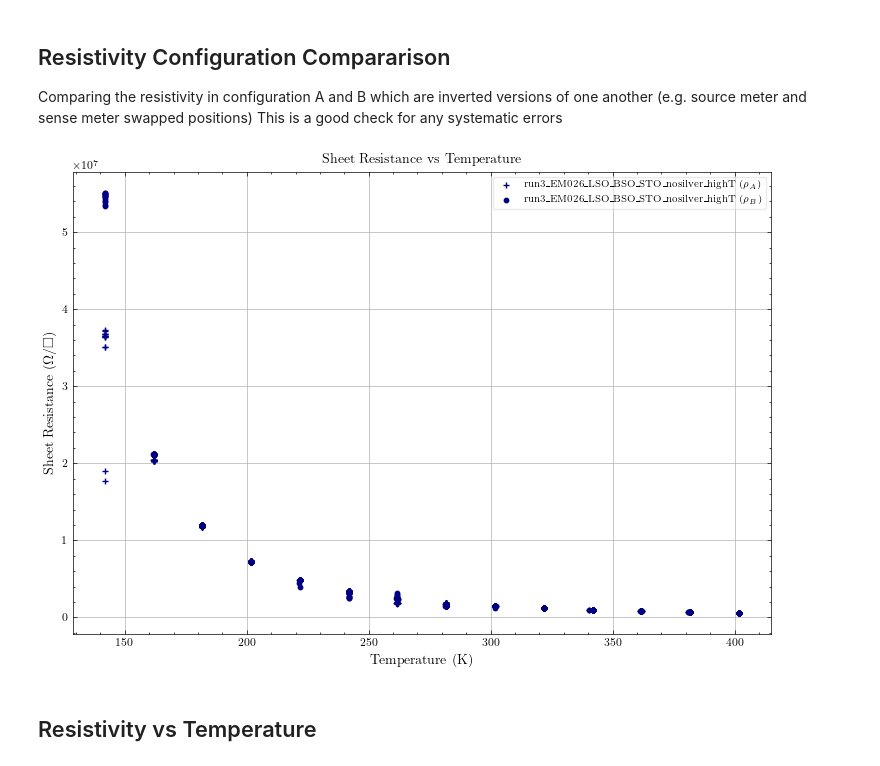
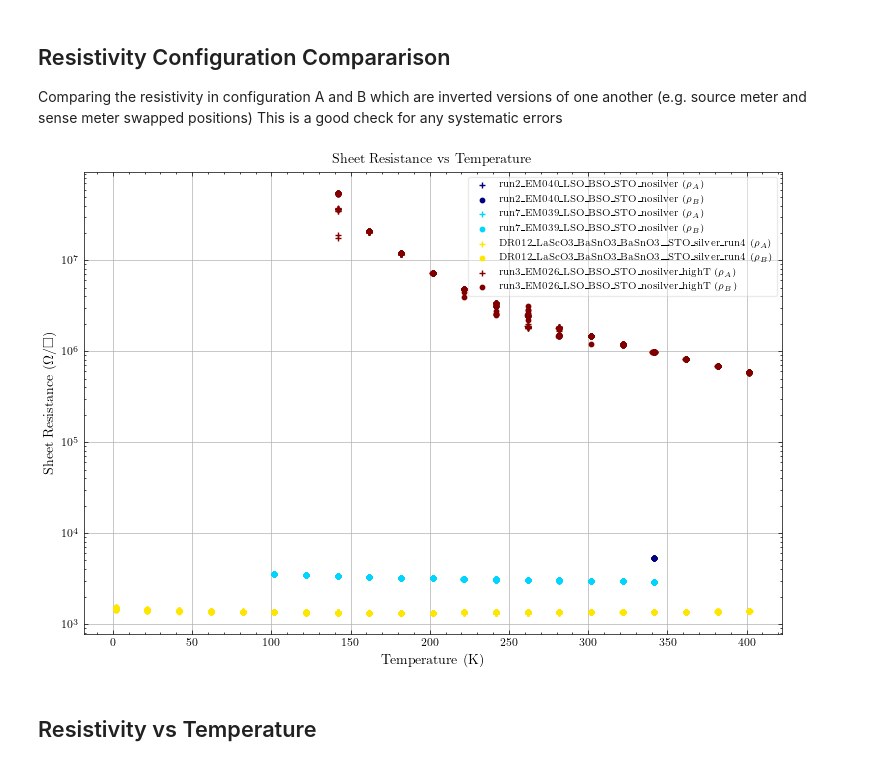
Before and after one commit to hc3413/Electronic_properties_of_thin_films, a Jupyter notebook: Analysis_Basic.ipynb, the cells around one changed output. Drawn from its saved outputs; the diff is of its cells as text; code cells hidden in the pictures.

```diff
--- a/Analysis_Basic.ipynb
+++ b/Analysis_Basic.ipynb
@@ -170,18 +170,20 @@ for count, dat in enumerate(dat_raw_hb):
 
 #dat_raw_sel = [dat_raw_vdp[48][0]] #EM024
 #dat_raw_sel = [dat_raw_vdp[49][1]] #EM025
-dat_raw_sel = [dat_raw_vdp[51][2]] #EM026
-
+#dat_raw_sel = [dat_raw_vdp[51][2]] #EM026
+#dat_raw_sel = [dat_raw_vdp[55][0]] #EM039
+#dat_raw_sel = [dat_raw_vdp[56][0]] #EM040
 
 #dat_raw_sel = [dat_raw_vdp[50][0]] #HC021
 
 #Evert vs Diego 2DEG comparison
-#dat_raw_sel = [dat_raw_vdp[17][2], dat_raw_vdp[17][1], dat_raw_vdp[17][13],  dat_raw_vdp[19][3], dat_raw_vdp[14][5],  dat_raw_vdp[15][1], dat_raw_vdp[15][3], dat_raw_vdp[16][1],  dat_raw_vdp[49][1], dat_raw_vdp[48][0], dat_raw_vdp[50][0], dat_raw_vdp[45][3], dat_raw_vdp[47][2]] #Evert vs Diego 2DEG comparison
+#dat_raw_sel = [dat_raw_vdp[17][2], dat_raw_vdp[17][1], dat_raw_vdp[17][13],  dat_raw_vdp[19][3] ,   dat_raw_vdp[16][1],  dat_raw_vdp[49][1], dat_raw_vdp[48][0], dat_raw_vdp[50][0],dat_raw_vdp[55][0]] #Evert vs Diego 2DEG comparison
+dat_raw_sel = [dat_raw_vdp[56][0], dat_raw_vdp[55][0], dat_raw_vdp[19][3], dat_raw_vdp[51][2]]
 
 #dat_raw_sel = [dat_raw_vdp[47][2], dat_raw_vdp[50][0]] #EM023 vs HC021 (3% La doping with and without LSO)
 
 #dat_raw_sel = [dat_raw_vdp[17][13], dat_raw_vdp[51][2]] #DR009 vs EM026
-#dat_raw_sel = [dat_raw_vdp[17][13],dat_raw_vdp[16][1],dat_raw_vdp[16][0], dat_raw_vdp[51][2]] #HC015 vs EM026
+#dat_raw_sel = [dat_raw_vdp[17][13],dat_raw_vdp[16][1],dat_raw_vdp[16][0], dat_raw_vdp[51][2]] #HC015 vs EM026 vs DR009
 
 #dat_raw_sel = [dat_raw_vdp[53][1], dat_raw_vdp[53][2]]
 
@@ -412,35 +426,35 @@ for j, d in enumerate(dat):
 # Set labels and title for either sheet resistance or resistivity
 ax.set_xlabel('Temperature (K)')
 if dat[0].film_thickness == 1:
     ax.set_ylabel(r'Sheet Resistance ($\Omega/\square$)')
     ax.set_title(r'Sheet Resistance vs Temperature')
 
 elif ohm_m == 1:
     ax.set_ylabel(r'Resistivity ($\Omega \cdot$m)')
     ax.set_title(r'Resistivity vs Temperature')
 
 else:
     ax.set_ylabel(r'Resistivity ($\mu \Omega \cdot$cm)')
     ax.set_title(r'Resistivity vs Temperature')
 
 # Add a legend
 ax.legend()
 
-#ax.set_yscale('log')
+ax.set_yscale('log')
 #ax.set_ylim(2e0, 4e3)
 #ax.set_xlim(0, 330)
 # Show the plot
 
 plt.show()
 
 # Export Metadata
 plot_filename = f'{dat[0].plot_str}_rho_xx_A_vs_B' # name for exported figure
 plot_title = 'Resistivity Configuration Comparison' # title for powerpoint
 notes = sample_tag_gen(dat) + [''] # notes for the powerpoint in text box starting with sample tag
 # Append the figure, title and notes to the list for exporting later
 fig_list.append((fig, plot_filename, plot_title, notes))
 # %% [output]
-[figure, old version]
+[figure, new version]
 # %% [markdown]
 ## Resistivity vs Temperature
 # %%
```
Also changed, not shown: parts of 23 cells of this notebook, 2 other files.
